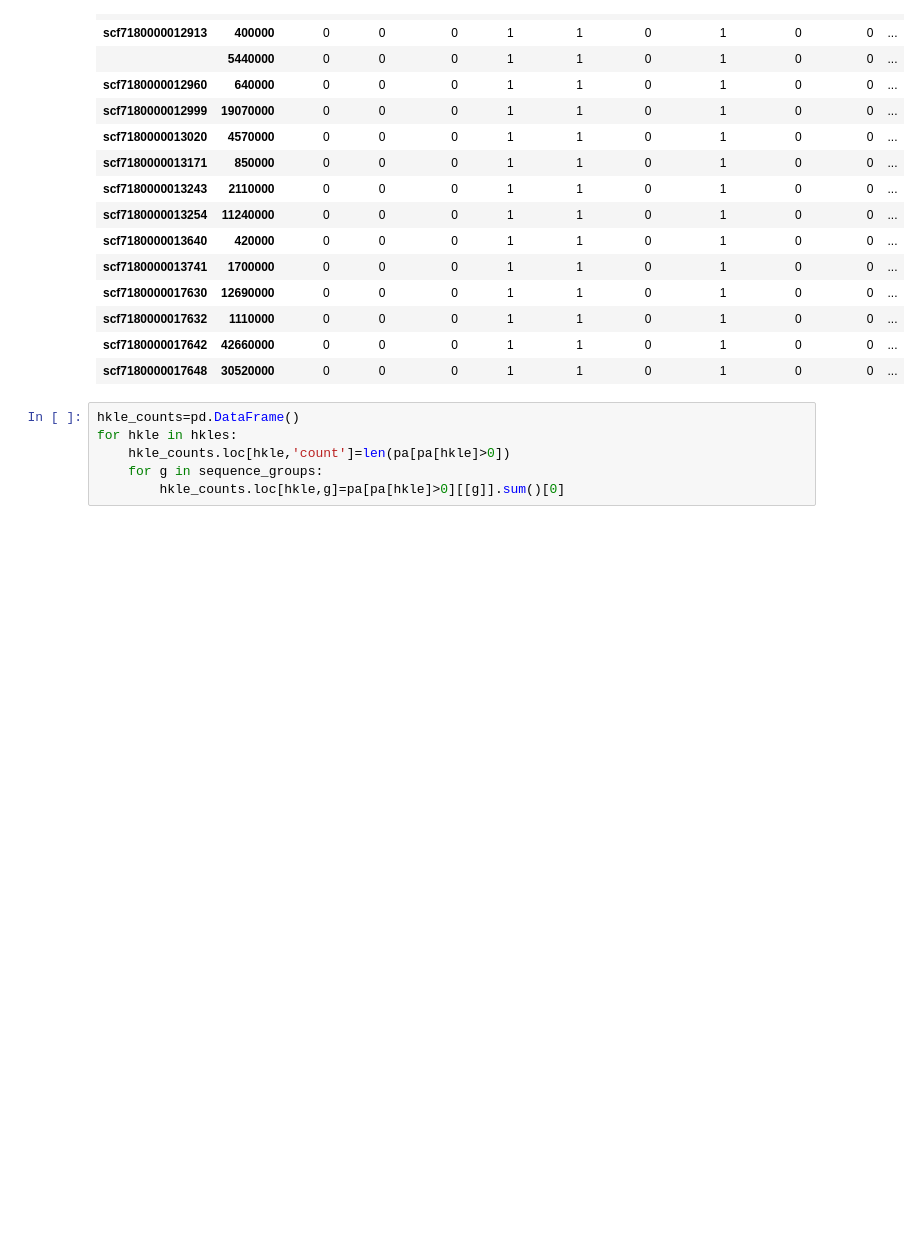
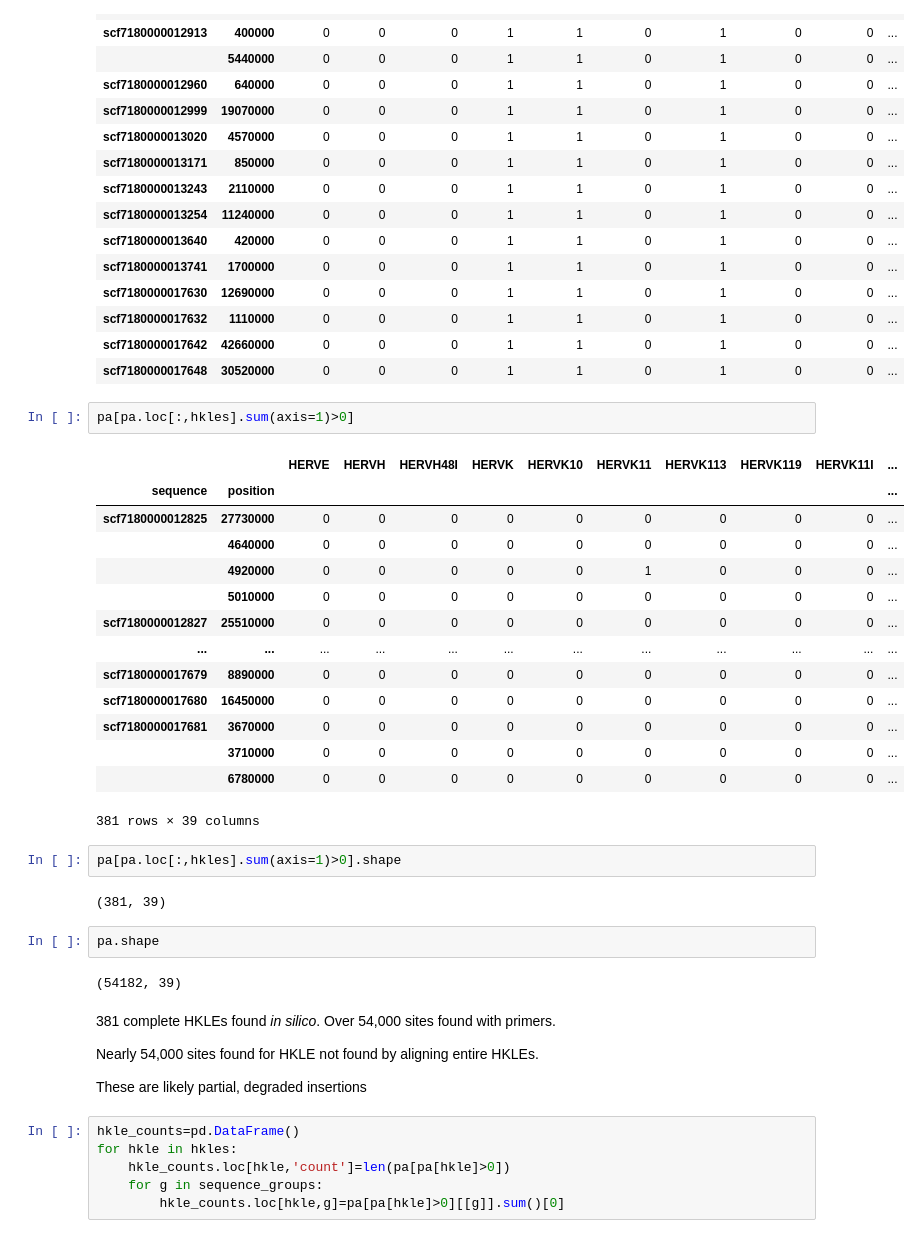
Before and after one commit to jakewendt/notebooks, a Jupyter notebook: 20210426-NA12878-HKLE-Seq.ipynb, the cells around one changed output. Cells and saved outputs as stored; diff of their text form; blank space fills up the shorter version.

```diff
--- a/20210426-NA12878-HKLE-Seq.ipynb
+++ b/20210426-NA12878-HKLE-Seq.ipynb
@@ -187,6 +189,37 @@ pa[pa['HERVK113']>0]
 | scf7180000017632 | 1110000 | 0 | 0 | 0 | 1 | 1 | 0 | 1 | 0 | 0 | ... |
 | scf7180000017642 | 42660000 | 0 | 0 | 0 | 1 | 1 | 0 | 1 | 0 | 0 | ... |
 | scf7180000017648 | 30520000 | 0 | 0 | 0 | 1 | 1 | 0 | 1 | 0 | 0 | ... |
+# %%
+pa[pa.loc[:,hkles].sum(axis=1)>0]
+# %% [output]
+|  |  | HERVE | HERVH | HERVH48I | HERVK | HERVK10 | HERVK11 | HERVK113 | HERVK119 | HERVK11I | ... |
+| sequence | position |  |  |  |  |  |  |  |  |  | ... |
+| scf7180000012825 | 27730000 | 0 | 0 | 0 | 0 | 0 | 0 | 0 | 0 | 0 | ... |
+|  | 4640000 | 0 | 0 | 0 | 0 | 0 | 0 | 0 | 0 | 0 | ... |
+|  | 4920000 | 0 | 0 | 0 | 0 | 0 | 1 | 0 | 0 | 0 | ... |
+|  | 5010000 | 0 | 0 | 0 | 0 | 0 | 0 | 0 | 0 | 0 | ... |
+| scf7180000012827 | 25510000 | 0 | 0 | 0 | 0 | 0 | 0 | 0 | 0 | 0 | ... |
+| ... | ... | ... | ... | ... | ... | ... | ... | ... | ... | ... | ... |
+| scf7180000017679 | 8890000 | 0 | 0 | 0 | 0 | 0 | 0 | 0 | 0 | 0 | ... |
+| scf7180000017680 | 16450000 | 0 | 0 | 0 | 0 | 0 | 0 | 0 | 0 | 0 | ... |
+| scf7180000017681 | 3670000 | 0 | 0 | 0 | 0 | 0 | 0 | 0 | 0 | 0 | ... |
+|  | 3710000 | 0 | 0 | 0 | 0 | 0 | 0 | 0 | 0 | 0 | ... |
+|  | 6780000 | 0 | 0 | 0 | 0 | 0 | 0 | 0 | 0 | 0 | ... |
+381 rows × 39 columns
+# %%
+pa[pa.loc[:,hkles].sum(axis=1)>0].shape
+# %% [output]
+(381, 39)
+# %%
+pa.shape
+# %% [output]
+(54182, 39)
+# %% [markdown]
+381 complete HKLEs found *in silico*. Over 54,000 sites found with primers.
+
+Nearly 54,000 sites found for HKLE not found by aligning entire HKLEs.
+
+These are likely partial, degraded insertions
 # %%
 hkle_counts=pd.DataFrame()
 for hkle in hkles:
```
Also changed, not shown: parts of 7 cells of this notebook.
